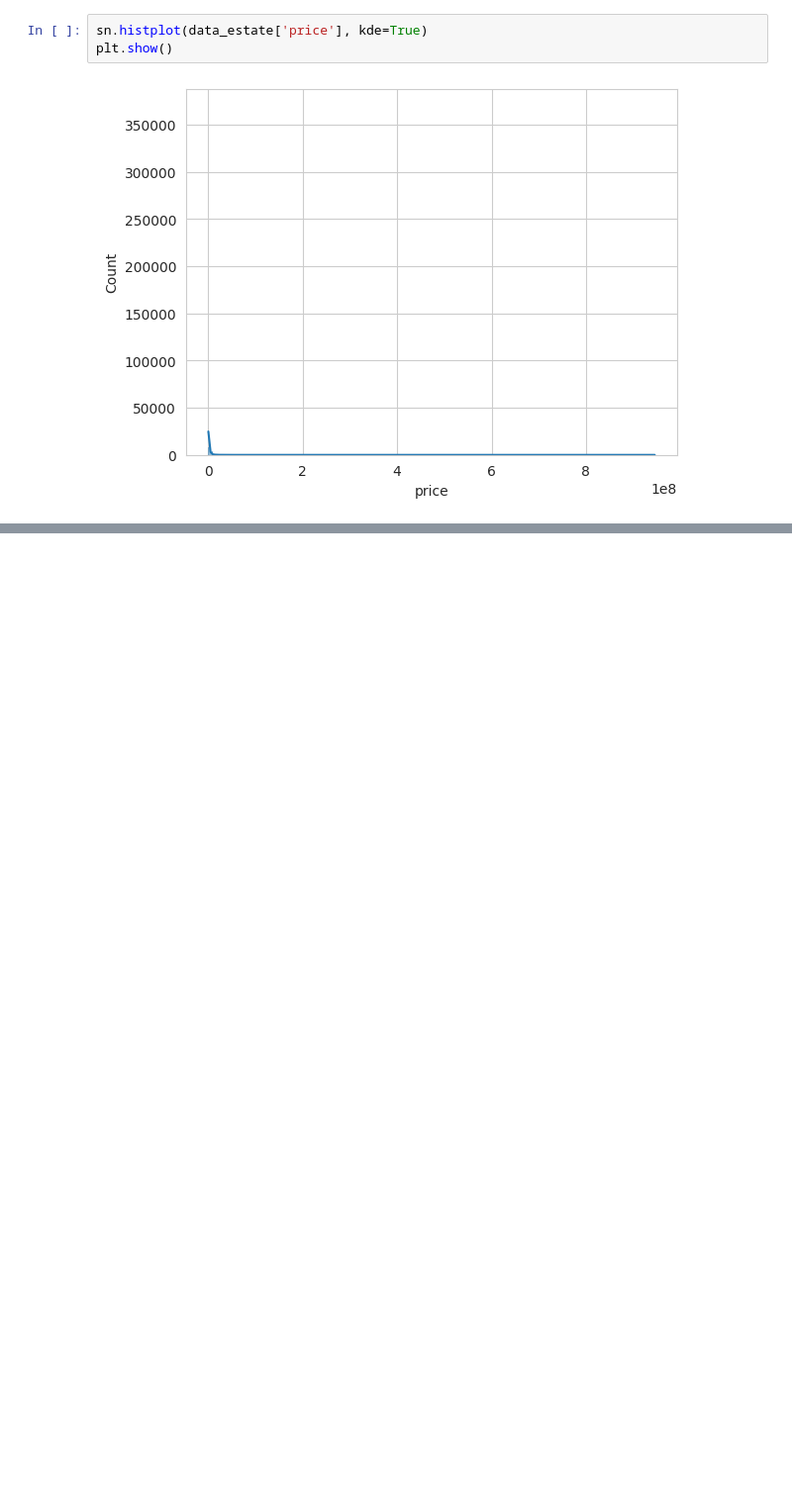
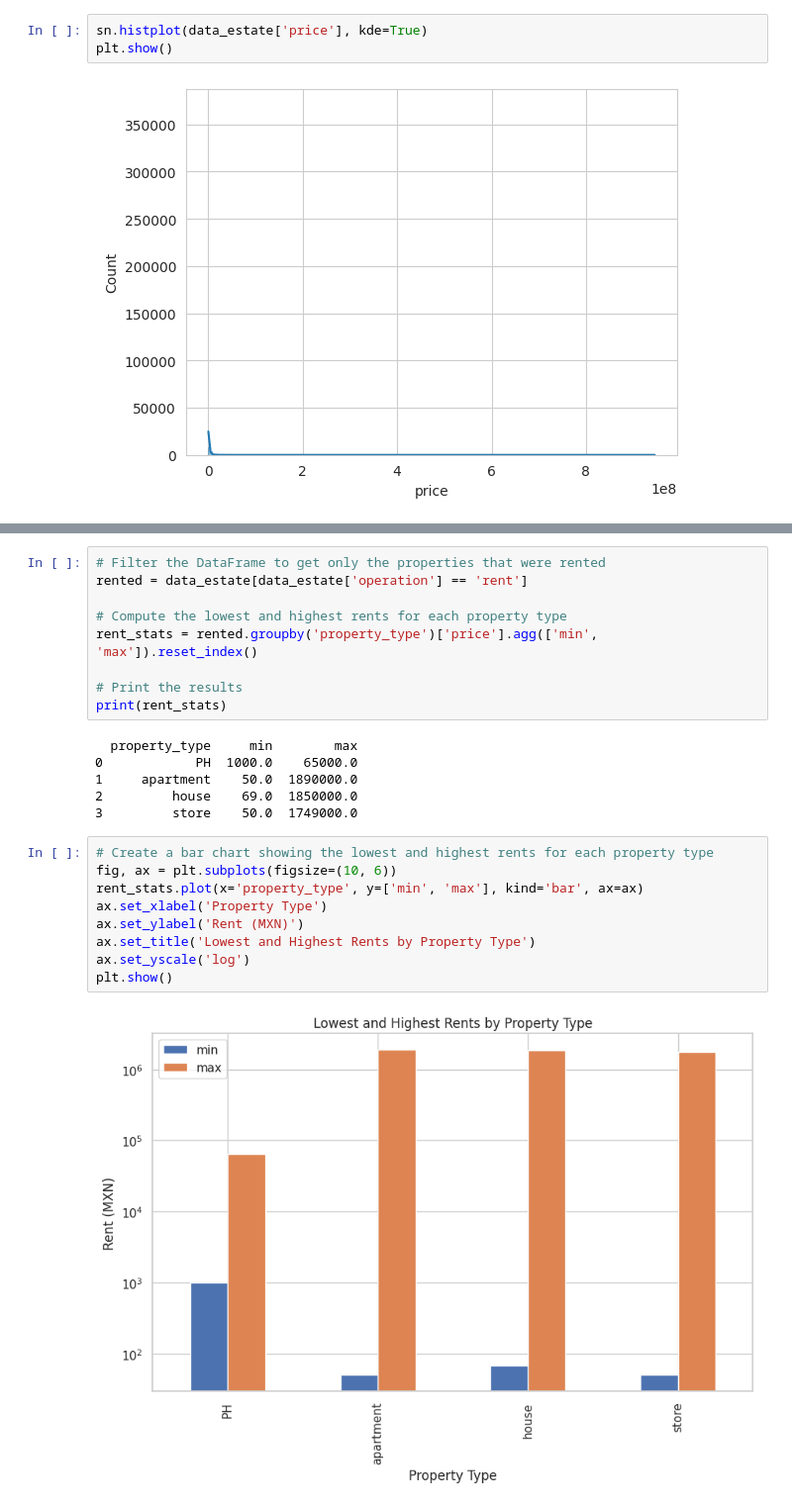
Before and after one commit to adelriscom/DataScience, a Jupyter notebook: EDA_project_4__Alexander_Del_Risco.ipynb, the cells around one changed output, grey strips where cells are left out. Shown at 99% size. Cells and saved outputs as stored; diff of their text form; blank space fills up the shorter version.

```diff
--- a/EDA_project_4__Alexander_Del_Risco.ipynb
+++ b/EDA_project_4__Alexander_Del_Risco.ipynb
@@ -534,0 +581,26 @@ plt.show()
+# %%
+# Filter the DataFrame to get only the properties that were rented
+rented = data_estate[data_estate['operation'] == 'rent']
+
+# Compute the lowest and highest rents for each property type
+rent_stats = rented.groupby('property_type')['price'].agg(['min', 'max']).reset_index()
+
+# Print the results
+print(rent_stats)
+# %% [output]
+  property_type     min        max
+0            PH  1000.0    65000.0
+1     apartment    50.0  1890000.0
+2         house    69.0  1850000.0
+3         store    50.0  1749000.0
+# %%
+# Create a bar chart showing the lowest and highest rents for each property type
+fig, ax = plt.subplots(figsize=(10, 6))
+rent_stats.plot(x='property_type', y=['min', 'max'], kind='bar', ax=ax)
+ax.set_xlabel('Property Type')
+ax.set_ylabel('Rent (MXN)')
+ax.set_title('Lowest and Highest Rents by Property Type')
+ax.set_yscale('log')
+plt.show()
+# %% [output]
+[figure, added]
```
Also changed, not shown: parts of 34 cells of this notebook.
